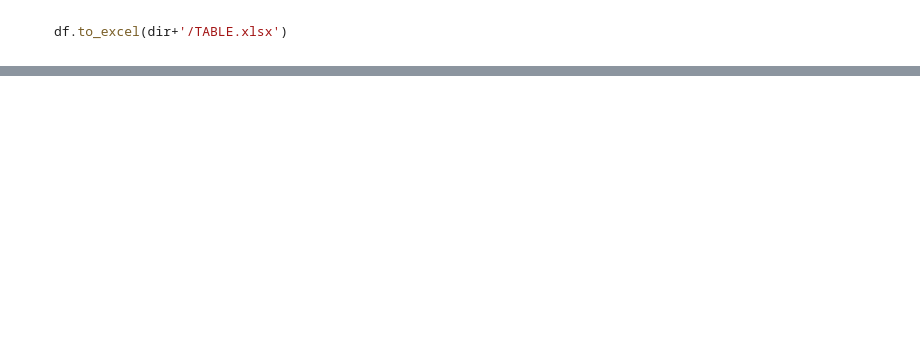
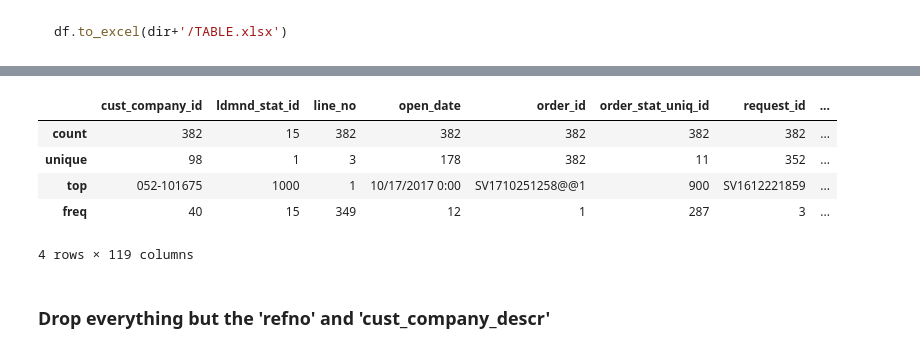
Before and after one commit to JPatrick9793/PythonUtils, a Jupyter notebook: FilesAndStuff/Untitled.ipynb, the cells around one changed output, grey strips where cells are left out. Saved outputs shown, nothing was run; the diff lists cells and outputs as text; code cells hidden in the pictures; blank space fills up the shorter version.

```diff
--- a/FilesAndStuff/Untitled.ipynb
+++ b/FilesAndStuff/Untitled.ipynb
@@ -64,0 +72,11 @@ df.to_csv(dir+'/TABLE.csv', index=False)
+# %%
+df2.describe()
+# %% [output]
+|  | cust_company_id | ldmnd_stat_id | line_no | open_date | order_id | order_stat_uniq_id | request_id | ... |
+| count | 382 | 15 | 382 | 382 | 382 | 382 | 382 | ... |
+| unique | 98 | 1 | 3 | 178 | 382 | 11 | 352 | ... |
+| top | 052-101675 | 1000 | 1 | 10/17/2017 0:00 | SV1710251258@@1 | 900 | SV1612221859 | ... |
+| freq | 40 | 15 | 349 | 12 | 1 | 287 | 3 | ... |
+4 rows × 119 columns
+# %% [markdown]
+### Drop everything but the 'refno' and 'cust_company_descr'
```
Also changed, not shown: parts of 27 cells of this notebook, 1 other file.
